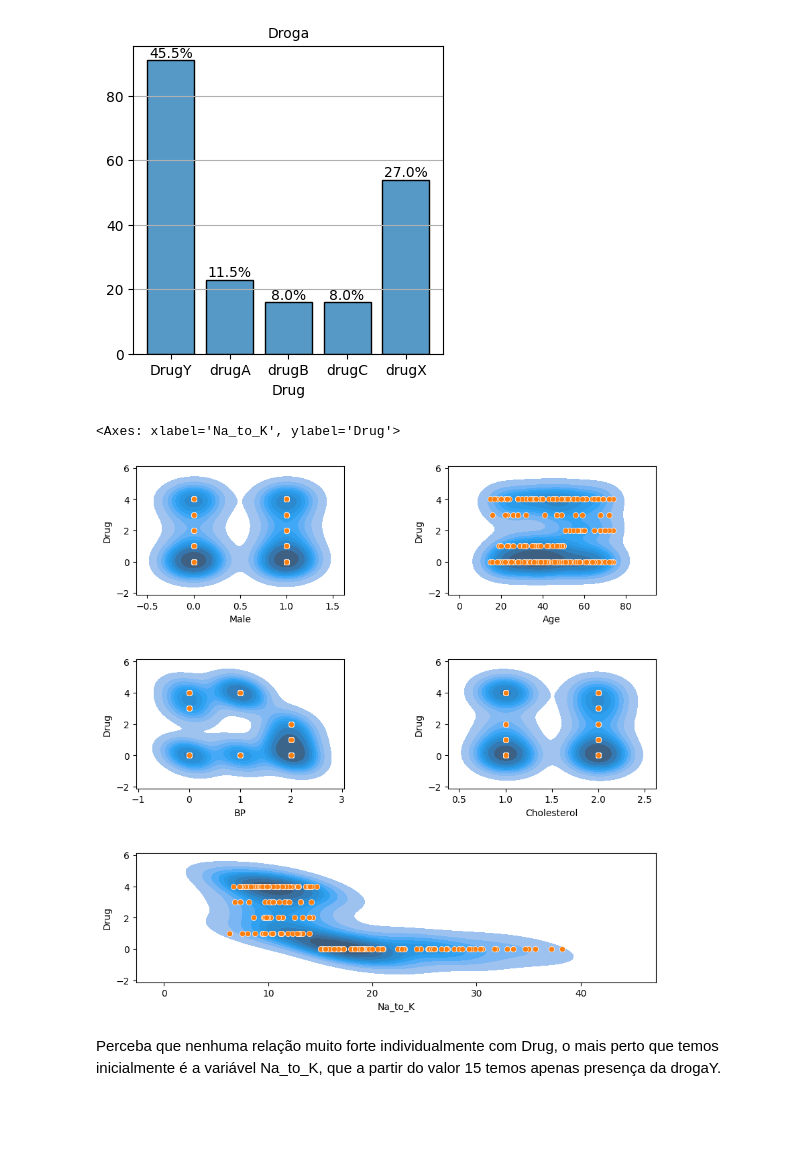
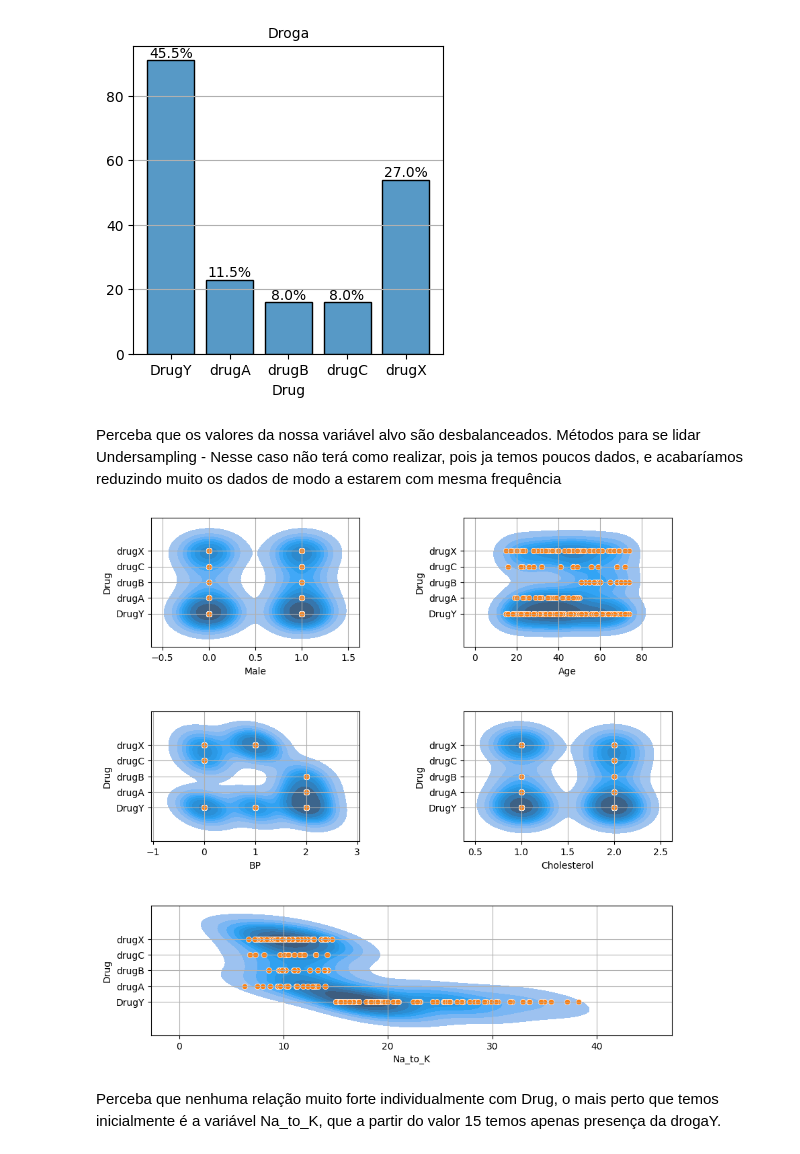
Before and after one commit to MarcioB1999/classificador_drogas, a Jupyter notebook: Classificação_Drug.ipynb, the cells around one changed output. Cells and saved outputs as stored; diff of their text form; code cells hidden in the pictures; blank space fills up the shorter version.

```diff
--- a/Classificação_Drug.ipynb
+++ b/Classificação_Drug.ipynb
@@ -163,25 +163,32 @@ plt.xticks(ticks=[0,1,2,3,4],labels=['DrugY','drugA', 'drugB', 'drugC','drugX'])
 plt.grid(axis='y')
 # %% [output]
 [figure]
+# %% [markdown]
+Perceba que os valores da nossa variável alvo são desbalanceados.
+Métodos para se lidar
+Undersampling - Nesse caso não terá como realizar, pois ja temos poucos dados, e acabaríamos reduzindo muito os dados de modo a estarem com mesma frequência
 # %%
 columns = ['Male','Age','BP','Cholesterol']
 
 fig=plt.figure(figsize=(10,10))
 plt.subplots_adjust(wspace=0.5, hspace=0.5)
 
 indice = 1
 for column in columns:
     ax = fig.add_subplot(3,2,indice)
     sns.kdeplot(data=df, x=column, y="Drug", fill=True)
     sns.scatterplot(data=df, x=column, y="Drug")
+    plt.yticks(ticks=[0,1,2,3,4],labels=['DrugY','drugA', 'drugB', 'drugC','drugX'])
+    plt.grid(axis='both')
 
     indice = indice+1
 
 ax = fig.add_subplot(3,1,3)
 sns.kdeplot(data=df, x='Na_to_K', y="Drug", fill=True)
 sns.scatterplot(data=df, x='Na_to_K', y='Drug')
+plt.yticks(ticks=[0,1,2,3,4],labels=['DrugY','drugA', 'drugB', 'drugC','drugX'])
+plt.grid(axis='both')
 # %% [output]
-<Axes: xlabel='Na_to_K', ylabel='Drug'>
-[figure, old version]
+[figure, new version]
 # %% [markdown]
 Perceba que nenhuma relação muito forte individualmente com Drug, o mais perto que temos inicialmente é a variável Na_to_K, que a partir do valor 15 temos apenas presença da drogaY.
```
Also changed, not shown: parts of 20 cells of this notebook.
